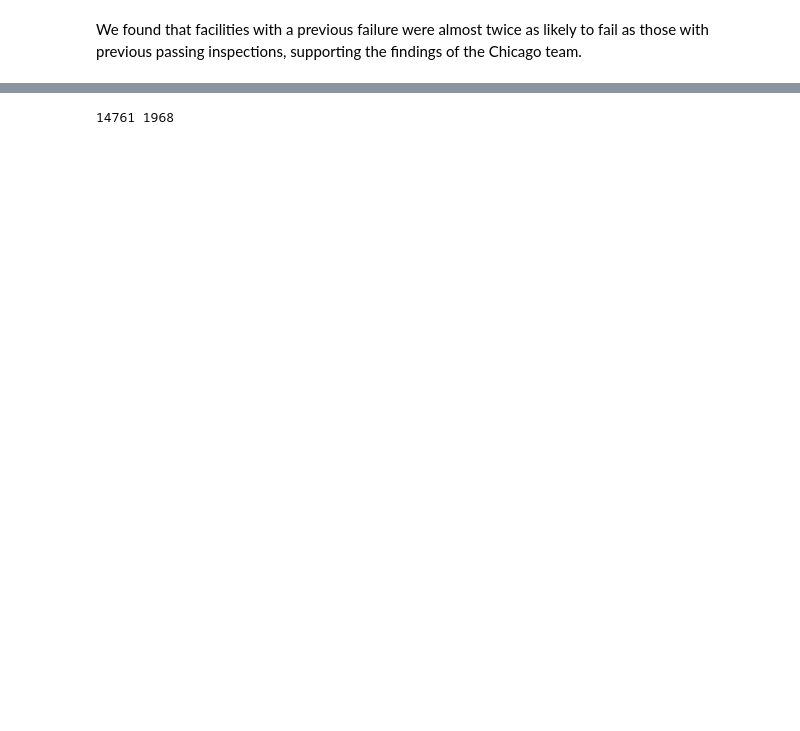
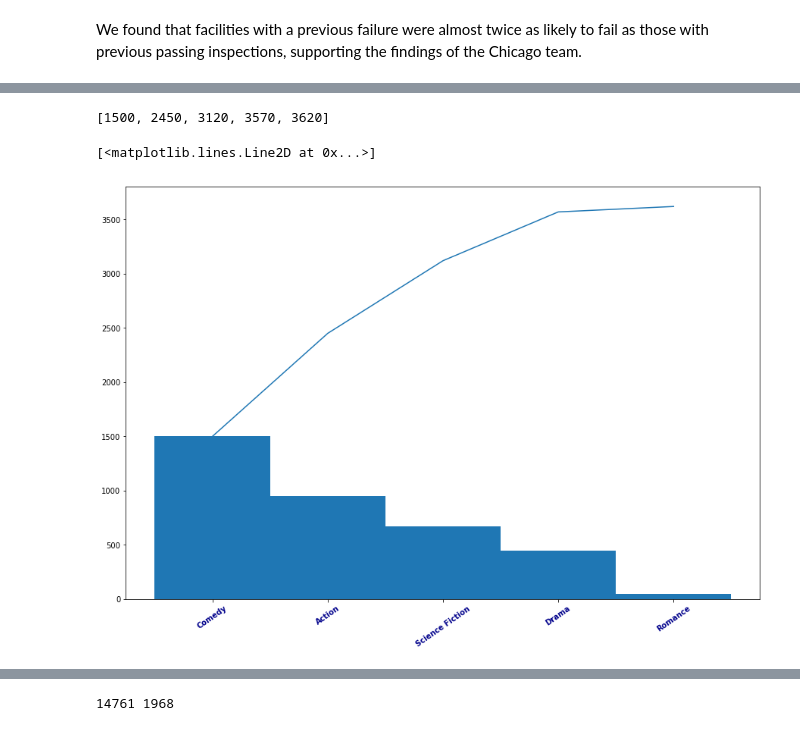
Before and after one commit to Sustainabilist/ChicagoDataAnalysis, a Jupyter notebook: REPORTS/publication_1_draft_1.ipynb, the cells around one changed output, grey strips where cells are left out. Cells and saved outputs as stored; diff of their text form; code cells hidden in the pictures; blank space fills up the shorter version.

```diff
--- a/REPORTS/publication_1_draft_1.ipynb
+++ b/REPORTS/publication_1_draft_1.ipynb
@@ -362,2 +450,29 @@ To begin we plotted the number licenses by age bracket, and found that after a h
+# %%
+preference = ({'Comedy':1500,'Science Fiction':670,'Action':950,'Drama':450,'Romance':50})
+
+# sort preference in descending order
+weights, labels = zip(*sorted(((pref,genre) for genre,pref in preference.items()), reverse=True))
+
+for i in weights:
+    cumu_1 = weights[0]
+    cumu_2 = weights[1] + cumu_1
+    cumu_3 = weights[2] + cumu_2
+    cumu_4 = weights[3] + cumu_3
+    cumu_5 = weights[4] + cumu_4
+cumu_weights = [cumu_1,cumu_2, cumu_3, cumu_4, cumu_5]
+
+print(cumu_weights)
+
+# lefthand edge of each bar
+left = np.arange(len(weights))
+fig, ax = plt.subplots(1, 1)
+ax.bar(left, weights, 1)
+ax.set_xticks(left)
+ax.set_xticklabels(labels,fontsize=10, fontweight='bold', rotation=35, color='darkblue')
+ax.plot(cumu_weights)
+# %% [output]
+[1500, 2450, 3120, 3570, 3620]
+[<matplotlib.lines.Line2D at 0x...>]
+[figure, added]
 # %%
 # Count restaurants in each rounded age bracket and plot
```
Also changed, not shown: parts of 17 cells of this notebook.
